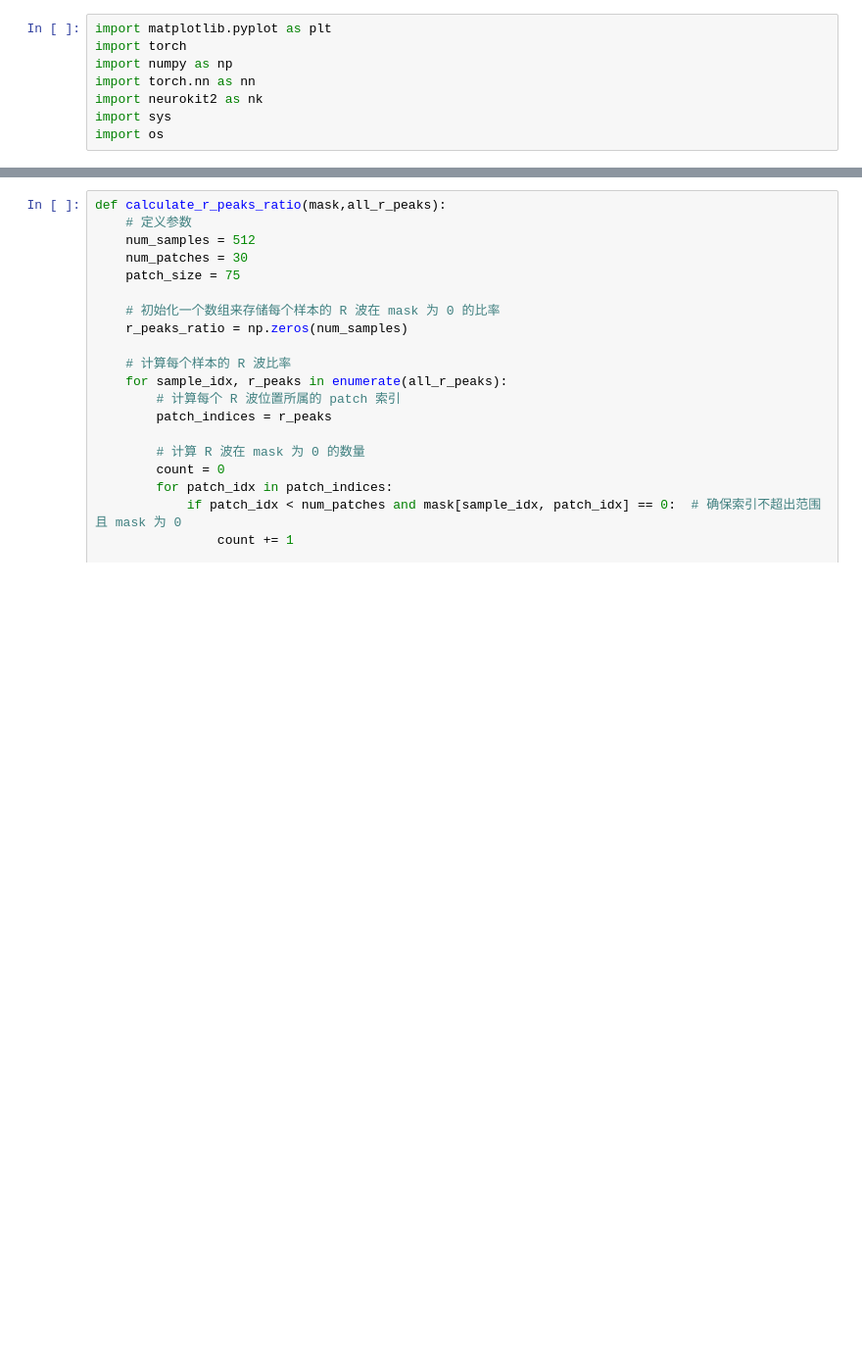
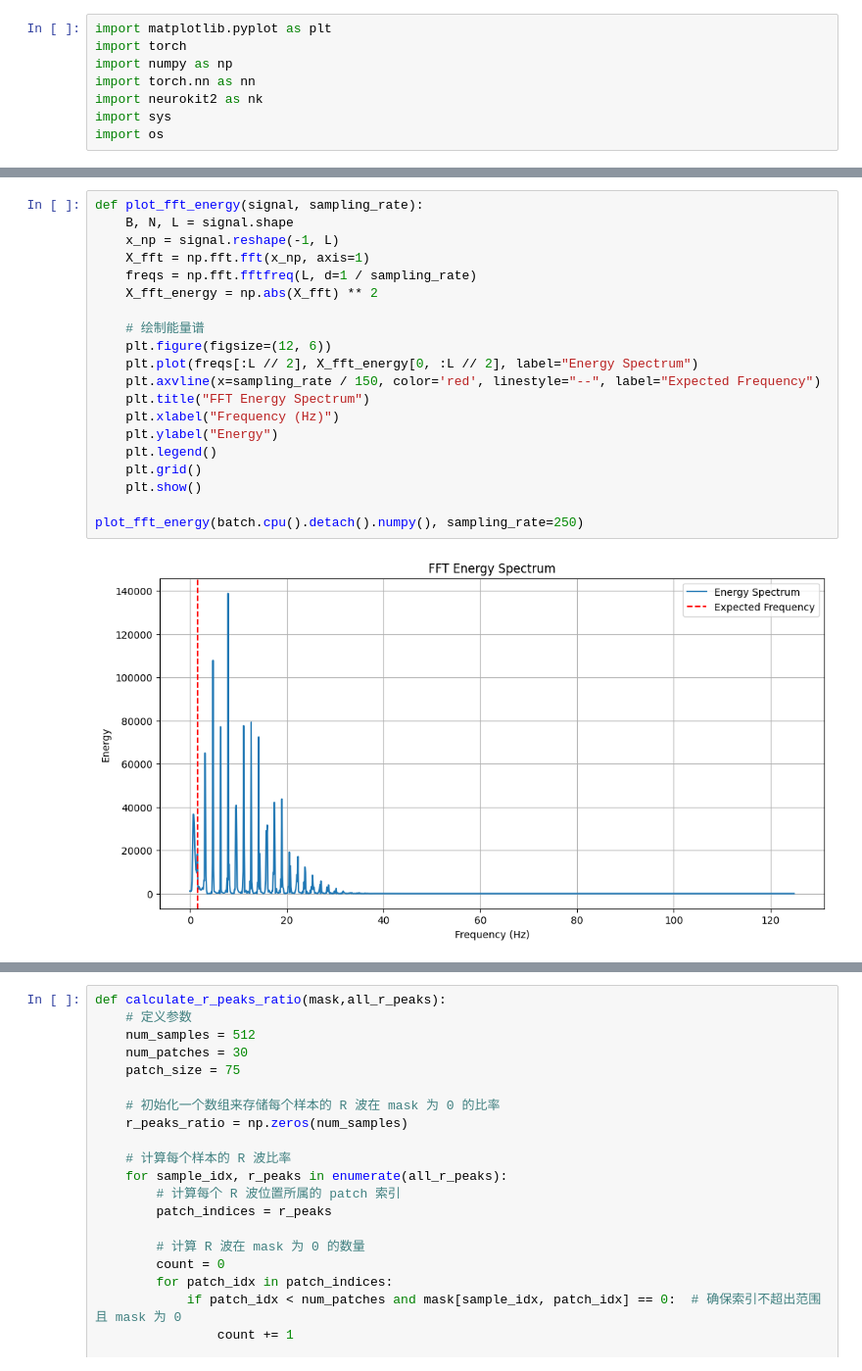
Before and after one commit to tianti1/ECGMind, a Jupyter notebook: mask.ipynb, the cells around one changed output, grey strips where cells are left out. Shown at 98% size. Drawn from its saved outputs; the diff is of its cells as text; blank space fills up the shorter version.

```diff
--- a/mask.ipynb
+++ b/mask.ipynb
@@ -65,0 +345,22 @@ Mask Type: period
+# %%
+def plot_fft_energy(signal, sampling_rate):
+    B, N, L = signal.shape
+    x_np = signal.reshape(-1, L)
+    X_fft = np.fft.fft(x_np, axis=1)
+    freqs = np.fft.fftfreq(L, d=1 / sampling_rate)
+    X_fft_energy = np.abs(X_fft) ** 2
+
+    # 绘制能量谱
+    plt.figure(figsize=(12, 6))
+    plt.plot(freqs[:L // 2], X_fft_energy[0, :L // 2], label="Energy Spectrum")
+    plt.axvline(x=sampling_rate / 150, color='red', linestyle="--", label="Expected Frequency")
+    plt.title("FFT Energy Spectrum")
+    plt.xlabel("Frequency (Hz)")
+    plt.ylabel("Energy")
+    plt.legend()
+    plt.grid()
+    plt.show()
+
+plot_fft_energy(batch.cpu().detach().numpy(), sampling_rate=250)
+# %% [output]
+[figure, added]
```
Also changed, not shown: parts of 28 cells of this notebook, 22 other files.
